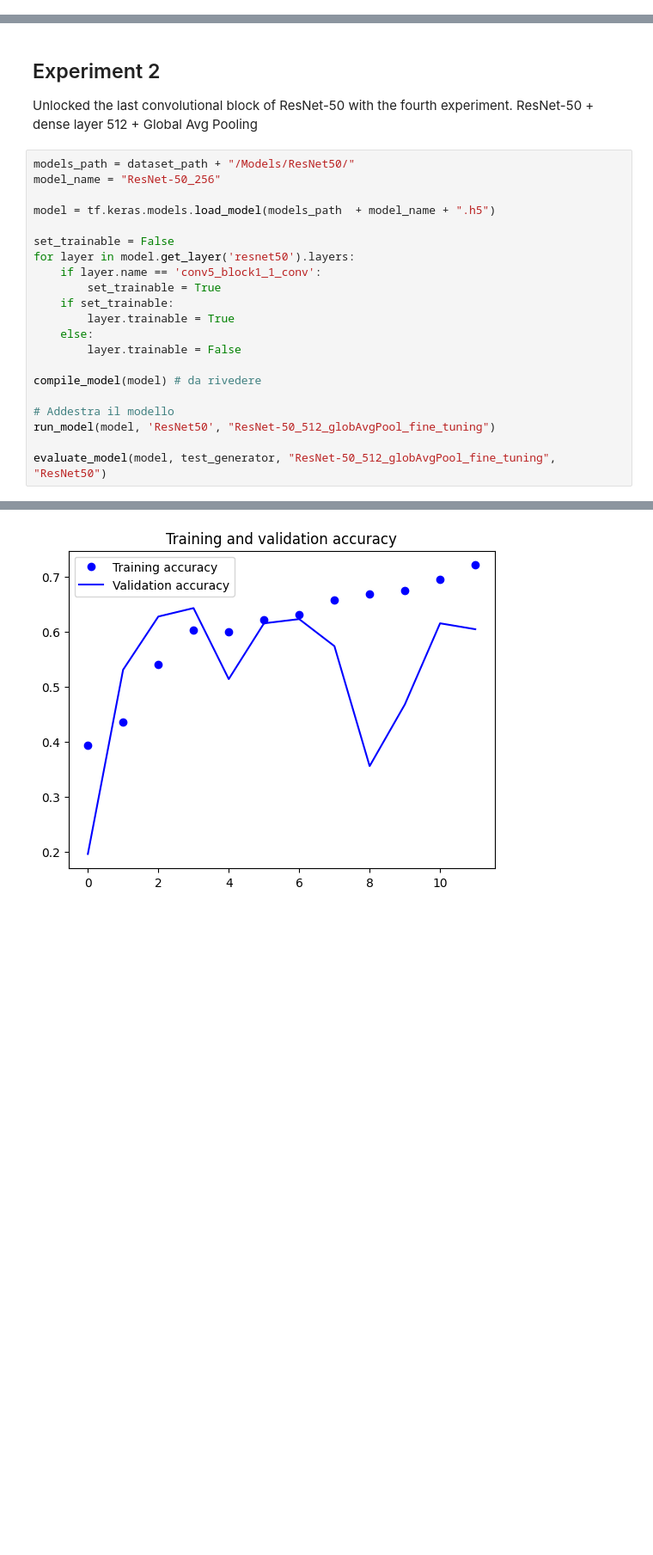
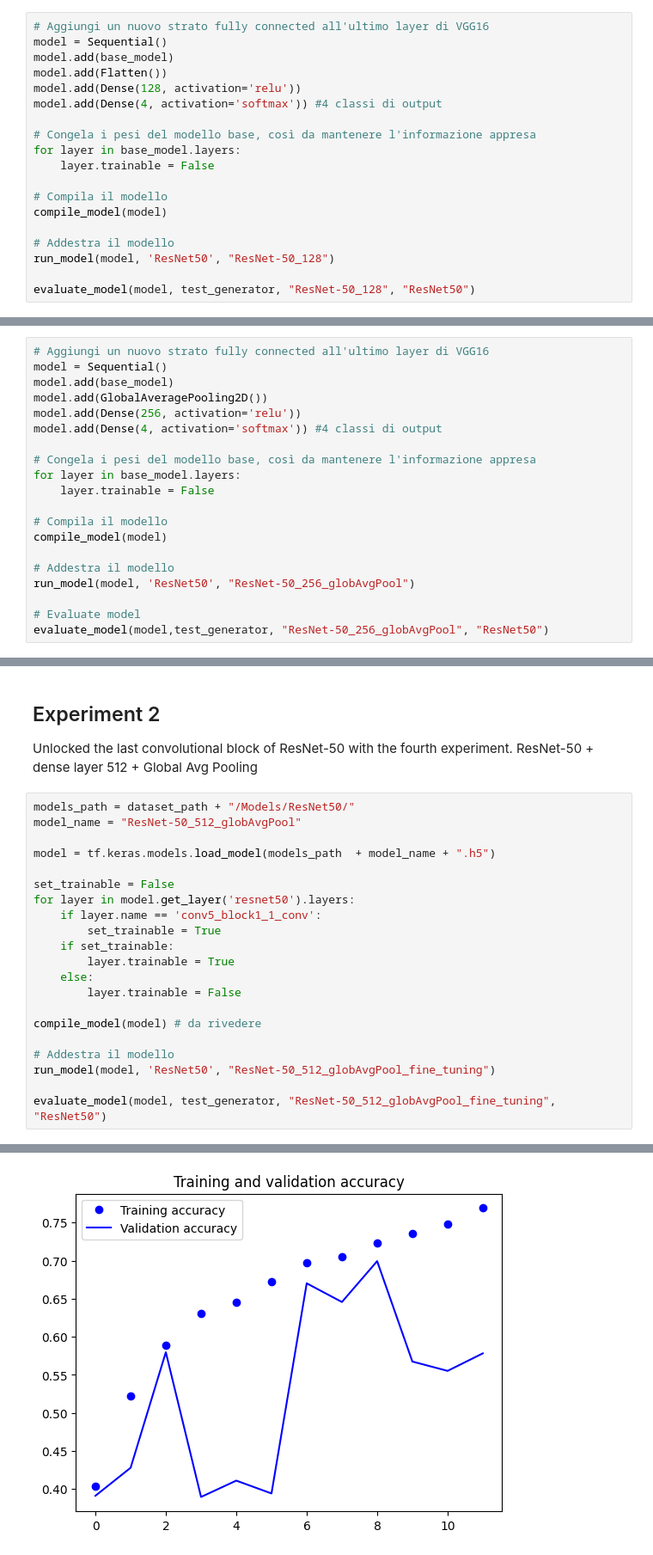
Before and after one commit to mgiorgi13/brain_tumor_classifier, a Jupyter notebook: ResNet_50_pretrained_network.ipynb, the cells around one changed output, grey strips where cells are left out. Shown at 86% size. Saved outputs shown, nothing was run; the diff lists cells and outputs as text; blank space fills up the shorter version.

```diff
--- a/ResNet_50_pretrained_network.ipynb
+++ b/ResNet_50_pretrained_network.ipynb
@@ -723,0 +728,19 @@ In generale, se la curva di validation dell'accuracy oscilla, alza e abbassa, si
+# %%
+# Aggiungi un nuovo strato fully connected all'ultimo layer di VGG16
+model = Sequential()
+model.add(base_model)
+model.add(Flatten())
+model.add(Dense(128, activation='relu'))
+model.add(Dense(4, activation='softmax')) #4 classi di output
+
+# Congela i pesi del modello base, così da mantenere l'informazione appresa
+for layer in base_model.layers:
+    layer.trainable = False
+
+# Compila il modello
+compile_model(model)
+
+# Addestra il modello
+run_model(model, 'ResNet50', "ResNet-50_128")
+
+evaluate_model(model, test_generator, "ResNet-50_128", "ResNet50")
@@ -724,3 +750,23 @@ In generale, se la curva di validation dell'accuracy oscilla, alza e abbassa, si
+# %%
+# Aggiungi un nuovo strato fully connected all'ultimo layer di VGG16
+model = Sequential()
+model.add(base_model)
+model.add(GlobalAveragePooling2D())
+model.add(Dense(256, activation='relu'))
+model.add(Dense(4, activation='softmax')) #4 classi di output
+
+# Congela i pesi del modello base, così da mantenere l'informazione appresa
+for layer in base_model.layers:
+    layer.trainable = False
+
+# Compila il modello
+compile_model(model)
+
+# Addestra il modello
+run_model(model, 'ResNet50', "ResNet-50_256_globAvgPool")
+
+# Evaluate model
+evaluate_model(model,test_generator, "ResNet-50_256_globAvgPool", "ResNet50")
 # %% [markdown]
 # Fine Tuning
 # %% [markdown]
@@ -789,7 +835,7 @@ meningioma_tumor     0.8421    0.0856    0.1553       187
 Unlocked the last convolutional block of ResNet-50 with the fourth experiment. ResNet-50 + dense layer 512 + Global Avg Pooling
 # %%
 models_path = dataset_path + "/Models/ResNet50/"
-model_name = "ResNet-50_256"
+model_name = "ResNet-50_512_globAvgPool"
 
 model = tf.keras.models.load_model(models_path  + model_name + ".h5")
 
@@ -829 +875 @@ Epoch 12: val_loss did not improve from 0.84732
-[figure, old version]
+[figure, new version]
```
Also changed, not shown: parts of 12 cells of this notebook.
